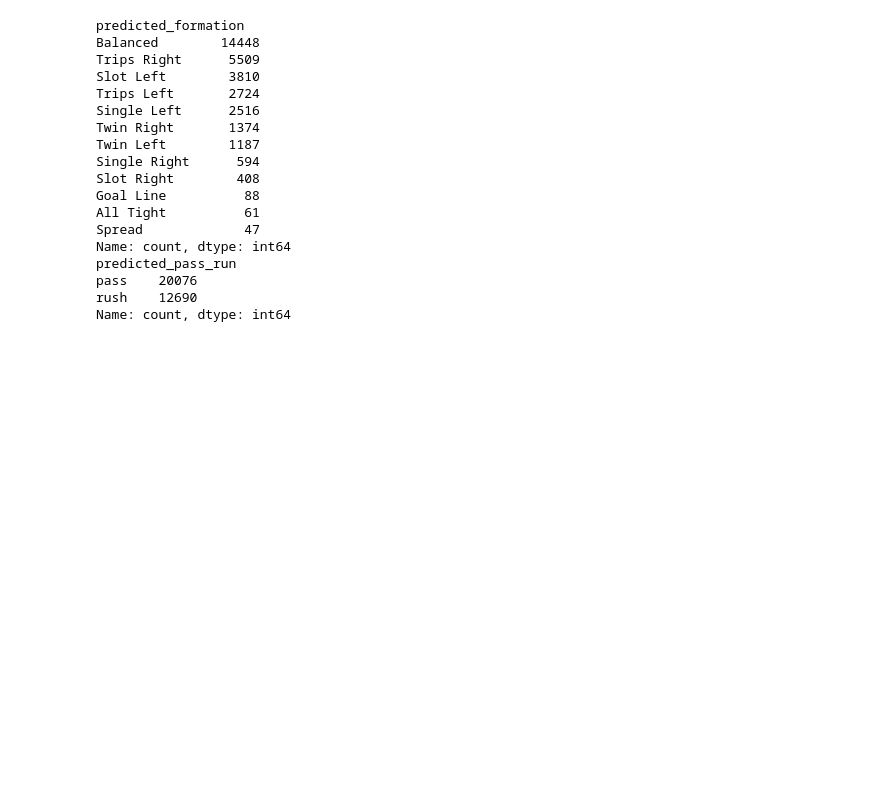
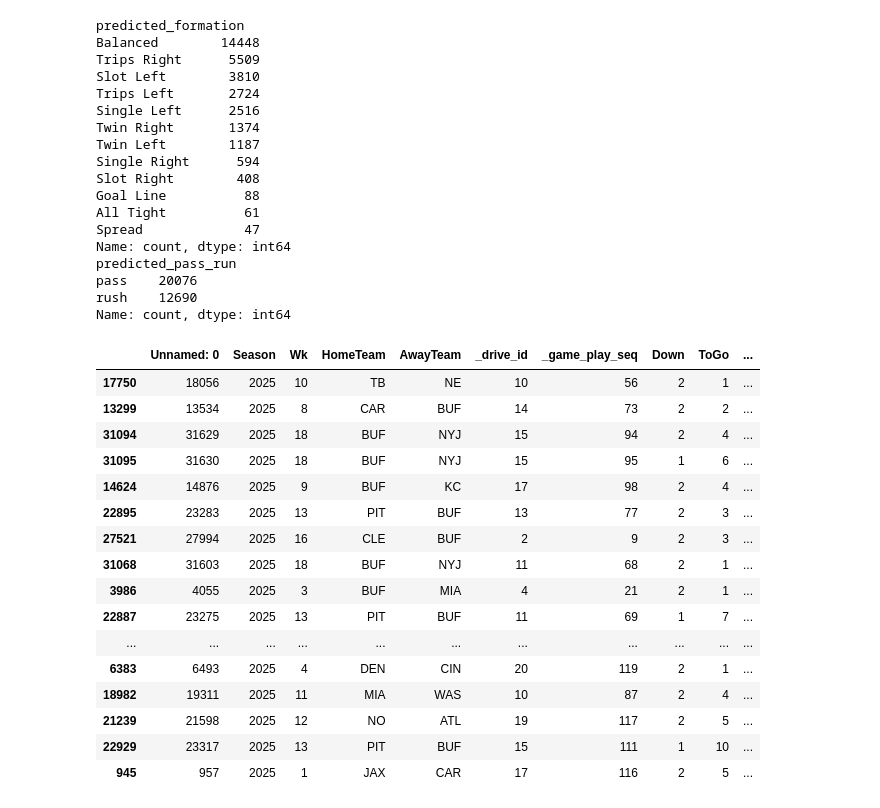
Before and after one commit to pranavrajaram/football-analytics-blitz-2026, a Jupyter notebook: predictability.ipynb, the cells around one changed output. Cells and saved outputs as stored; diff of their text form; code cells hidden in the pictures; blank space fills up the shorter version.

```diff
--- a/predictability.ipynb
+++ b/predictability.ipynb
@@ -977,0 +980,22 @@ Name: count, dtype: int64
+# %%
+data = pd.read_csv('predictability_scores.csv')
+# %%
+data.sort_values(by = 'Relative_Predictability', ascending = False).head(50)
+# %% [output]
+|  | Unnamed: 0 | Season | Wk | HomeTeam | AwayTeam | _drive_id | _game_play_seq | Down | ToGo | ... |
+| 17750 | 18056 | 2025 | 10 | TB | NE | 10 | 56 | 2 | 1 | ... |
+| 13299 | 13534 | 2025 | 8 | CAR | BUF | 14 | 73 | 2 | 2 | ... |
+| 31094 | 31629 | 2025 | 18 | BUF | NYJ | 15 | 94 | 2 | 4 | ... |
+| 31095 | 31630 | 2025 | 18 | BUF | NYJ | 15 | 95 | 1 | 6 | ... |
+| 14624 | 14876 | 2025 | 9 | BUF | KC | 17 | 98 | 2 | 4 | ... |
+| 22895 | 23283 | 2025 | 13 | PIT | BUF | 13 | 77 | 2 | 3 | ... |
+| 27521 | 27994 | 2025 | 16 | CLE | BUF | 2 | 9 | 2 | 3 | ... |
+| 31068 | 31603 | 2025 | 18 | BUF | NYJ | 11 | 68 | 2 | 1 | ... |
+| 3986 | 4055 | 2025 | 3 | BUF | MIA | 4 | 21 | 2 | 1 | ... |
+| 22887 | 23275 | 2025 | 13 | PIT | BUF | 11 | 69 | 1 | 7 | ... |
+| ... | ... | ... | ... | ... | ... | ... | ... | ... | ... | ... |
+| 6383 | 6493 | 2025 | 4 | DEN | CIN | 20 | 119 | 2 | 1 | ... |
+| 18982 | 19311 | 2025 | 11 | MIA | WAS | 10 | 87 | 2 | 4 | ... |
+| 21239 | 21598 | 2025 | 12 | NO | ATL | 19 | 117 | 2 | 5 | ... |
+| 22929 | 23317 | 2025 | 13 | PIT | BUF | 15 | 111 | 1 | 10 | ... |
+| 945 | 957 | 2025 | 1 | JAX | CAR | 17 | 116 | 2 | 5 | ... |
```
Also changed, not shown: parts of 1 cell of this notebook, 13 other files.
